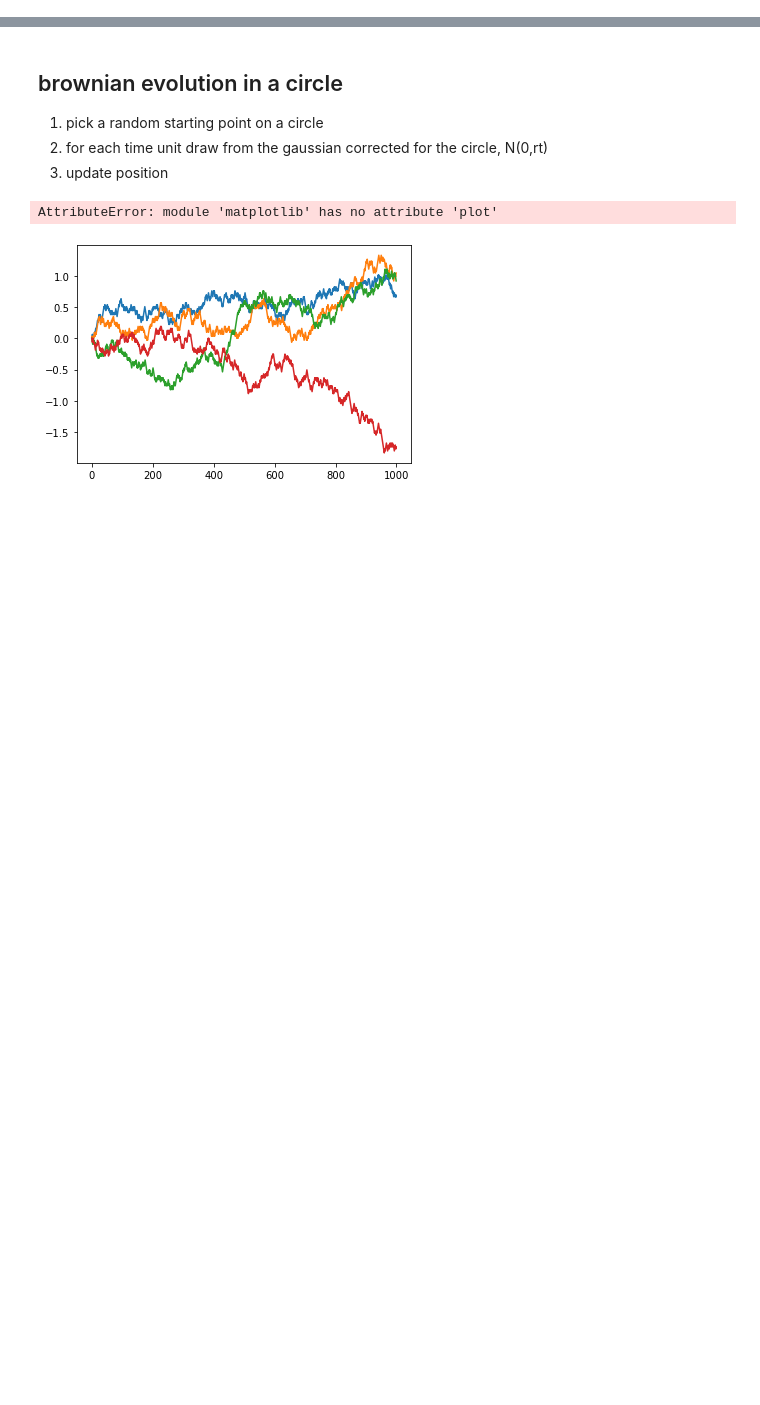
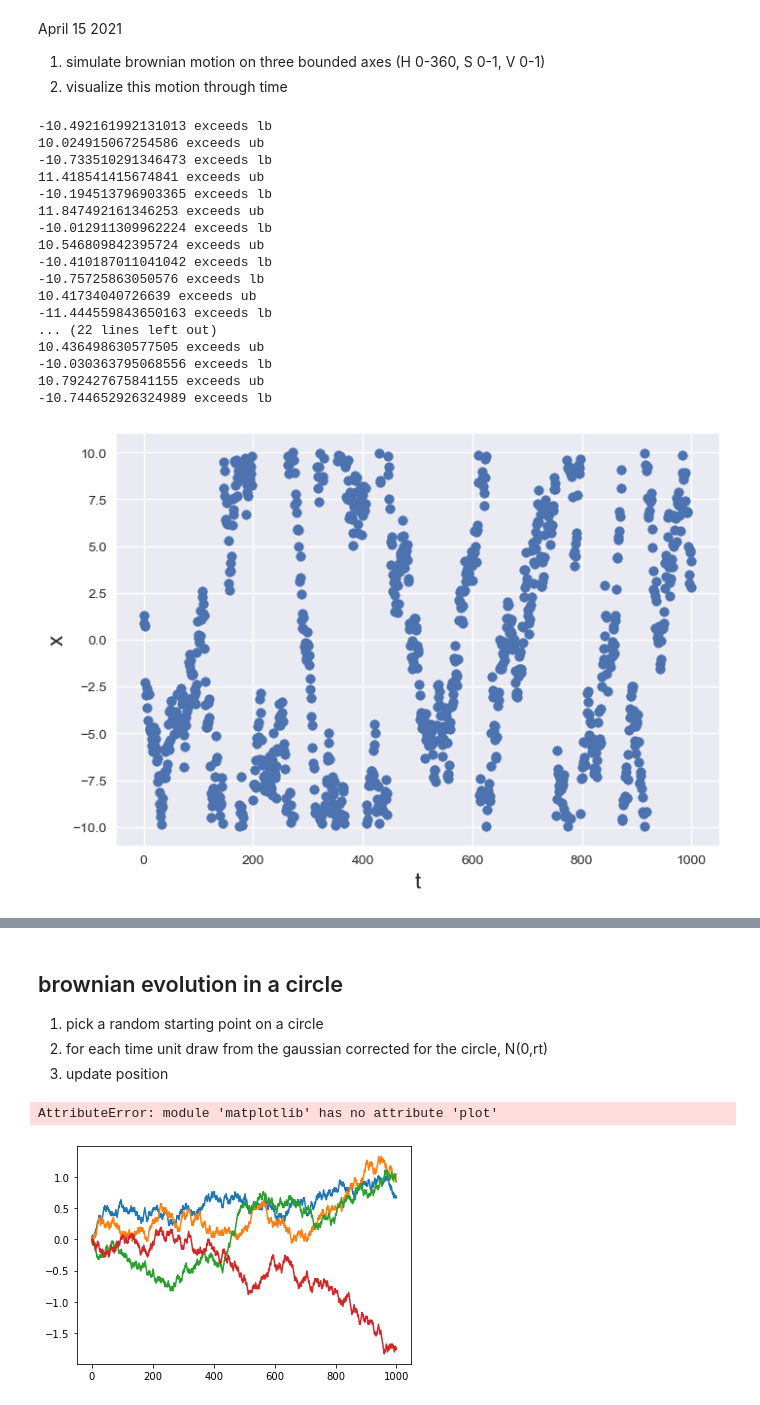
Before and after one commit to michaelalfaro/colordiffuser, a Jupyter notebook: color_diffuser.ipynb, the cells around one changed output, grey strips where cells are left out. Saved outputs shown, nothing was run; the diff lists cells and outputs as text; code cells hidden in the pictures; blank space fills up the shorter version.

```diff
--- a/color_diffuser.ipynb
+++ b/color_diffuser.ipynb
@@ -0,0 +1,5 @@
+# %% [markdown]
+April 15 2021
+
+1) simulate brownian motion on three bounded axes (H 0-360, S 0-1, V 0-1)
+2) visualize this motion through time
@@ -0,0 +69,65 @@
+# %%
+import numpy
+import matplotlib.pyplot as plt
+import matplotlib as mpl
+from pylab import plot, show, grid, xlabel, ylabel
+
+sigmasq = 1.0 # brownian rate
+
+# get start H, S, and V
+# get normal deviates for HSV
+# call cumsum around circle for H and cumsumwithlimits for S and V
+# create HSV array from above
+# translate to RGB
+# call scatterplot e.g.
+
+        # import numpy as np
+        # import matplotlib.pyplot as plt
+
+        # # Fixing random state for reproducibility
+        # np.random.seed(19680801)
+
+
+        # N = 50
+        # x = np.random.rand(N)
+        # y = np.random.rand(N)
+        # colors = np.random.rand(N)
+        # area = (30 * np.random.rand(N))**2  # 0 to 15 point radii
+
+        # plt.scatter(x, y, s=area, c=colors, alpha=0.5)
+        # plt.show()
+
+
+
+
+b = np.random.normal(size=1000, scale = np.sqrt(sigmasq))
+bounded = cumsum_around_circle(b, 10, -10)
+
+
+
+arr = numpy.array(bounded)
+t = numpy.linspace(0.0, len(b), len(b))
+plt.scatter(t, arr)
+xlabel('t', fontsize=16)
+ylabel('x', fontsize=16)
+grid(True)
+show()
+# %% [output]
+-10.492161992131013 exceeds lb
+10.024915067254586 exceeds ub
+-10.733510291346473 exceeds lb
+11.418541415674841 exceeds ub
+-10.194513796903365 exceeds lb
+11.847492161346253 exceeds ub
+-10.012911309962224 exceeds lb
+10.546809842395724 exceeds ub
+-10.410187011041042 exceeds lb
+-10.75725863050576 exceeds lb
+10.41734040726639 exceeds ub
+-11.444559843650163 exceeds lb
+... (22 lines left out)
+10.436498630577505 exceeds ub
+-10.030363795068556 exceeds lb
+10.792427675841155 exceeds ub
+-10.744652926324989 exceeds lb
+[figure, added]
```
Also changed, not shown: parts of 23 cells of this notebook.
